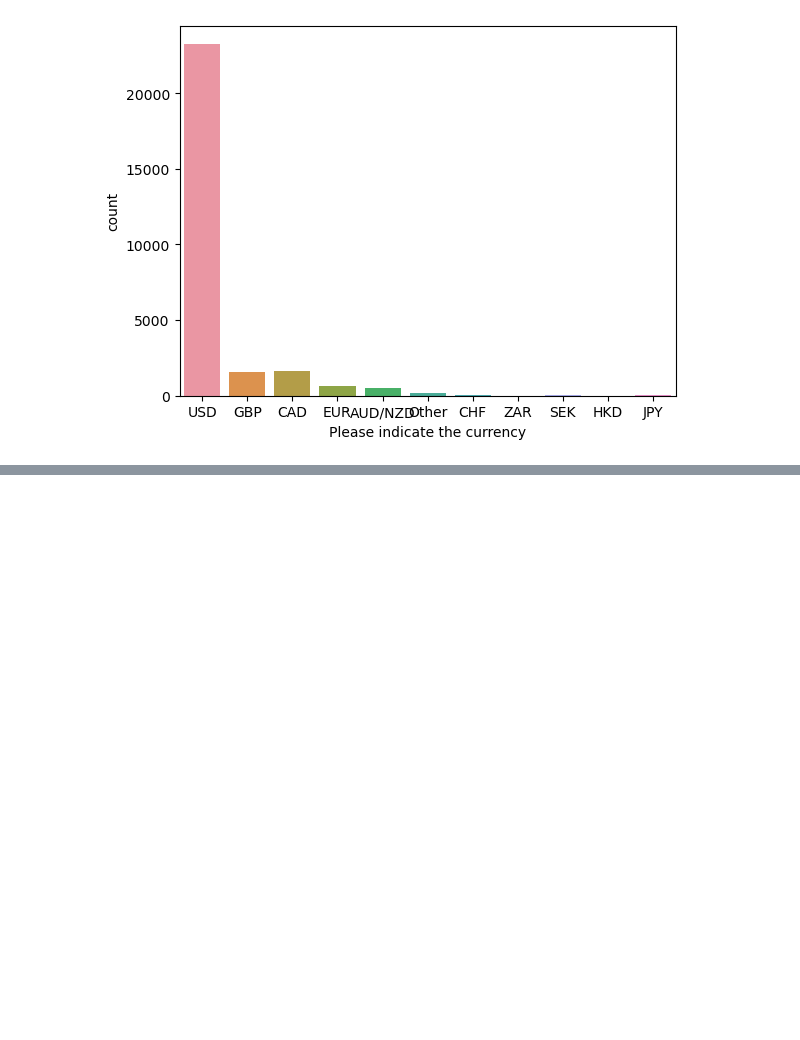
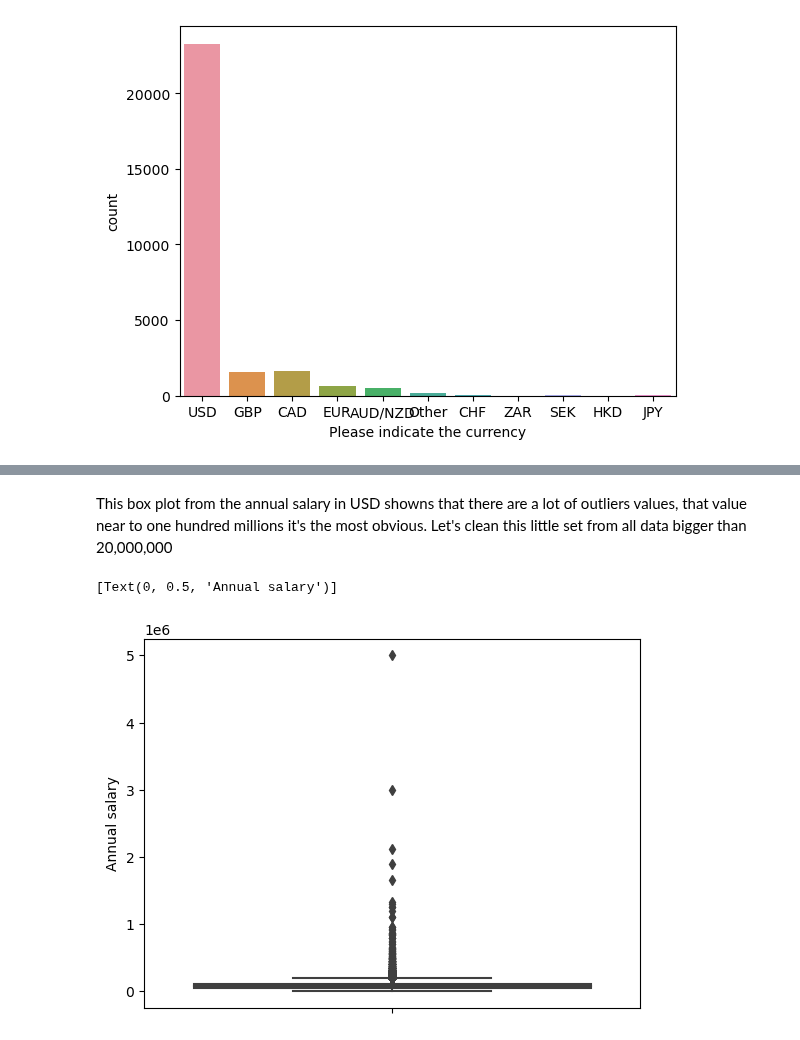
Before and after one commit to armandolezama/data-science-portfolio, a Jupyter notebook: Data_Science_Cycle/Ask_A_Manager_Salary_Survey_2021/Ask_A_Manager_Salary_Survey_2021.ipynb, the cells around one changed output, grey strips where cells are left out. Saved outputs shown, nothing was run; the diff lists cells and outputs as text; code cells hidden in the pictures; blank space fills up the shorter version.

```diff
--- a/Data_Science_Cycle/Ask_A_Manager_Salary_Survey_2021/Ask_A_Manager_Salary_Survey_2021.ipynb
+++ b/Data_Science_Cycle/Ask_A_Manager_Salary_Survey_2021/Ask_A_Manager_Salary_Survey_2021.ipynb
@@ -427,0 +440,13 @@ currency_plot.get_xticklabels()
+# %% [markdown]
+This box plot from the annual salary in USD showns that there are a lot of outliers values, that value near to one hundred millions it's the most obvious. Let's clean this little set from all data bigger than 20,000,000
+# %%
+usd_salary_group = usd_salary_group[usd_salary_group[continuous_variables[0]] < 20000000]
+annual_salary_boxplot = sns.boxplot(
+  data=usd_salary_group,
+  y=continuous_variables[0],
+)
+
+annual_salary_boxplot.set(ylabel='Annual salary')
+# %% [output]
+[Text(0, 0.5, 'Annual salary')]
+[figure, added]
```
Also changed, not shown: parts of 18 cells of this notebook.
